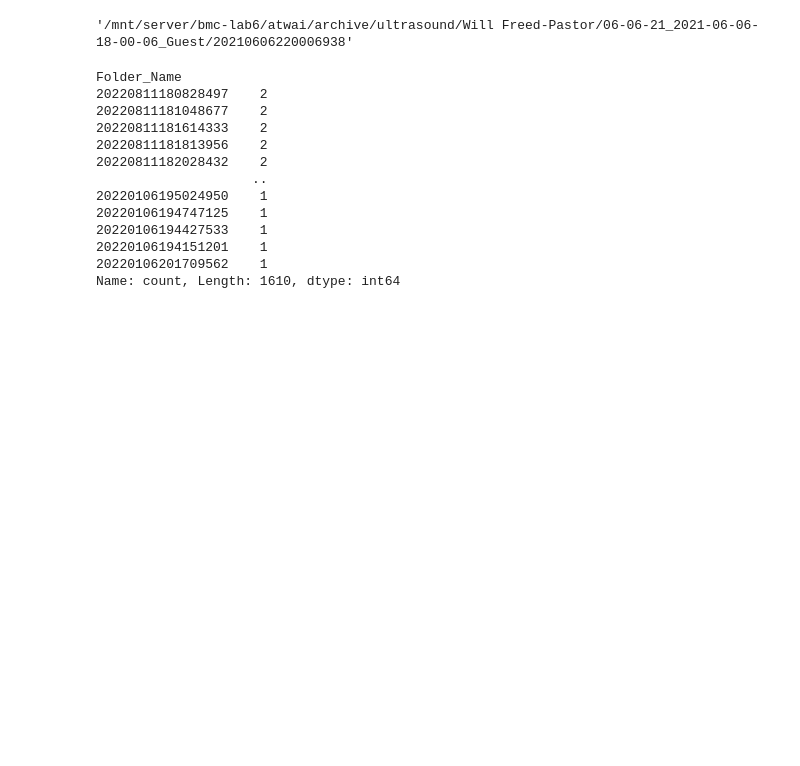
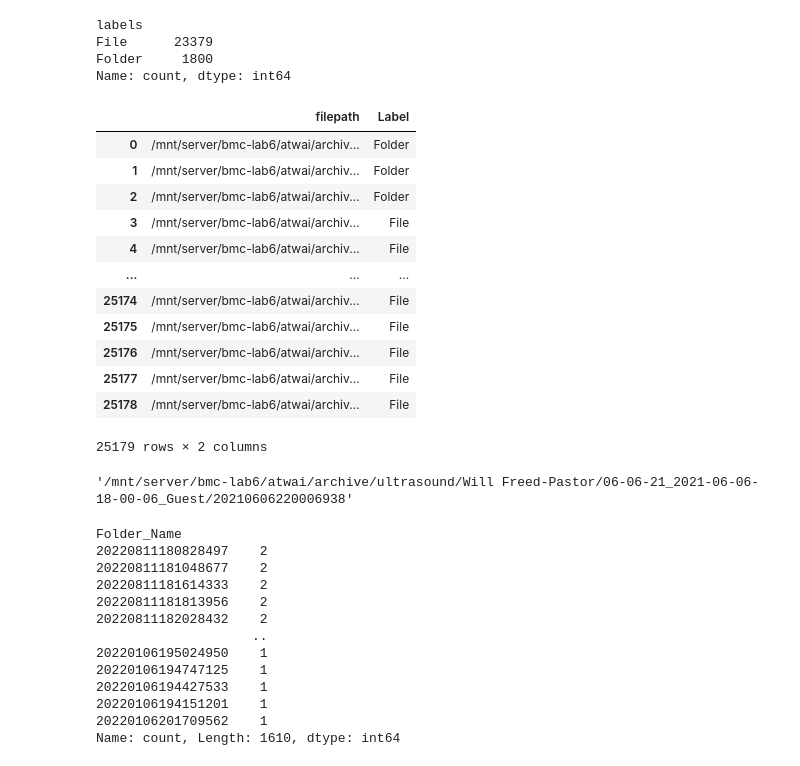
Before and after one commit to ki-preclinical-imaging-and-testing/science_data_kit, a Jupyter notebook: WFP_FileScan.ipynb, the cells around one changed output. Drawn from its saved outputs; the diff is of its cells as text; code cells hidden in the pictures; blank space fills up the shorter version.

```diff
--- a/WFP_FileScan.ipynb
+++ b/WFP_FileScan.ipynb
@@ -28,0 +48,39 @@ df
+# %%
+f_index = neocon.query_to_dataframe("""
+MATCH (f)
+WHERE 'Folder' IN LABELS(f)
+OR 'File' IN LABELS(f)
+RETURN f.filepath AS filepath, labels(f) AS labels
+""")
+# %%
+def collapse_labels(df, col='labels'):
+    return df[col].apply(lambda x:
+                         x[0] if len(x) == 1
+                         else f"MULTILABEL_{'_'.join(x)}")
+
+collapse_labels(f_index).value_counts()
+# %% [output]
+labels
+File      23379
+Folder     1800
+Name: count, dtype: int64
+# %%
+f_index['Label'] = collapse_labels(f_index)
+# %%
+f_index.drop(columns=['labels'], inplace=True)
+# %%
+f_index
+# %% [output]
+|  | filepath | Label |
+| 0 | /mnt/server/bmc-lab6/atwai/archiv... | Folder |
+| 1 | /mnt/server/bmc-lab6/atwai/archiv... | Folder |
+| 2 | /mnt/server/bmc-lab6/atwai/archiv... | Folder |
+| 3 | /mnt/server/bmc-lab6/atwai/archiv... | File |
+| 4 | /mnt/server/bmc-lab6/atwai/archiv... | File |
+| ... | ... | ... |
+| 25174 | /mnt/server/bmc-lab6/atwai/archiv... | File |
+| 25175 | /mnt/server/bmc-lab6/atwai/archiv... | File |
+| 25176 | /mnt/server/bmc-lab6/atwai/archiv... | File |
+| 25177 | /mnt/server/bmc-lab6/atwai/archiv... | File |
+| 25178 | /mnt/server/bmc-lab6/atwai/archiv... | File |
+25179 rows × 2 columns
```
Also changed, not shown: parts of 7 cells of this notebook, 13 other files.
